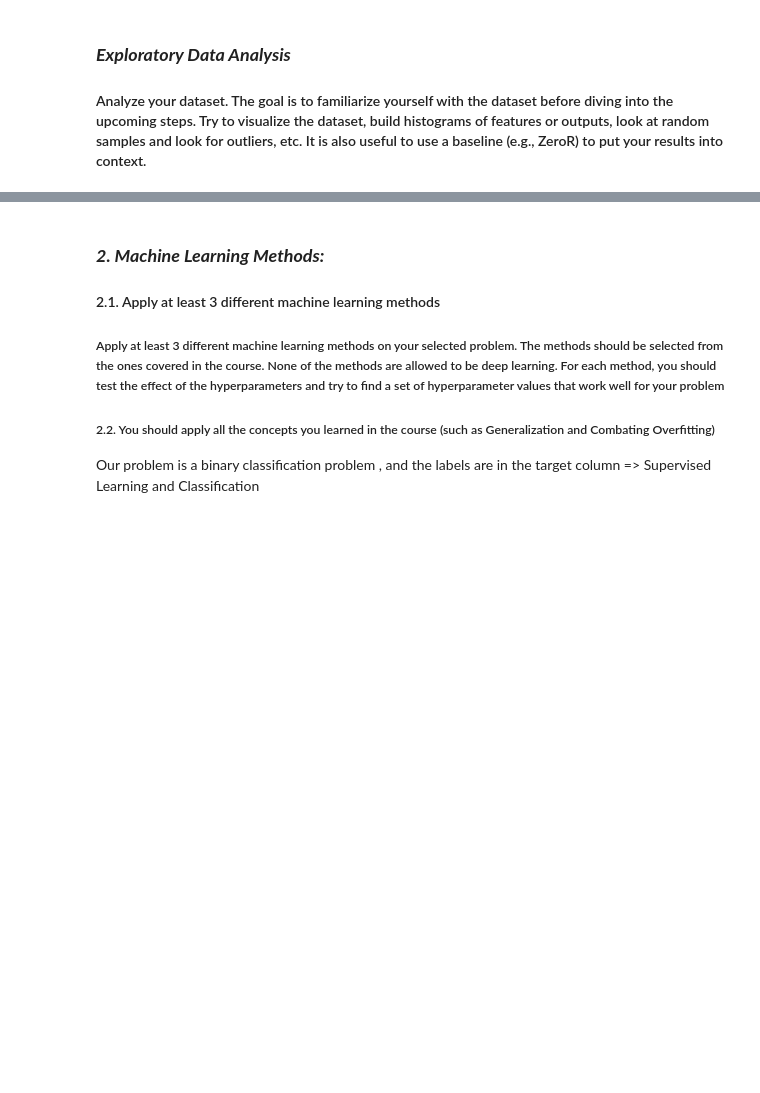
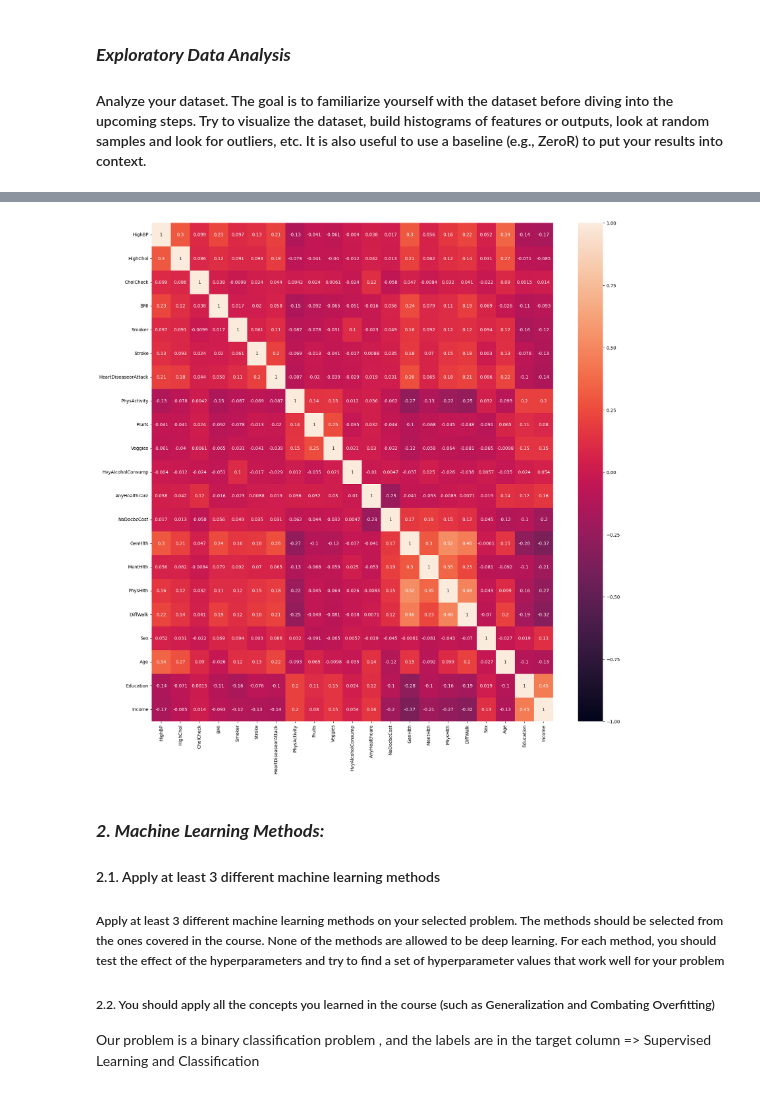
Before and after one commit to yasmineghanem/ML-Project, a Jupyter notebook: notebook.ipynb, the cells around one changed output, grey strips where cells are left out. Saved outputs shown, nothing was run; the diff lists cells and outputs as text; code cells hidden in the pictures; blank space fills up the shorter version.

```diff
--- a/notebook.ipynb
+++ b/notebook.ipynb
@@ -308,3 +311,15 @@ array([[<Axes: title={'center': 'HighBP'}>,
+# %%
+# Multivariate Analysis => relationships between two variables => correalation matrix
+plt.figure(figsize=(20,20))
+sns.heatmap(features_log.corr(), annot = True, vmin = -1, vmax = 1)
+plt.show()
+
+# ANALYSIS #
+# The correlation is 0.37 => the GenHealth and Income are negatively correlated with a strength of 37% how?
+# The highest correaltion value is 0.52 => The is a 52% +ve correlation between GenHEalth and PhsyHlth
+# This means that variables are not highly correlated => should we do dimensionality reduction? (I don't think so data could be lost)
+# %% [output]
+[figure, added]
 # %% [markdown]
 ### ***2. Machine Learning Methods:***
 #### 2.1. Apply at least 3 different machine learning methods
```
Also changed, not shown: parts of 5 cells of this notebook.
